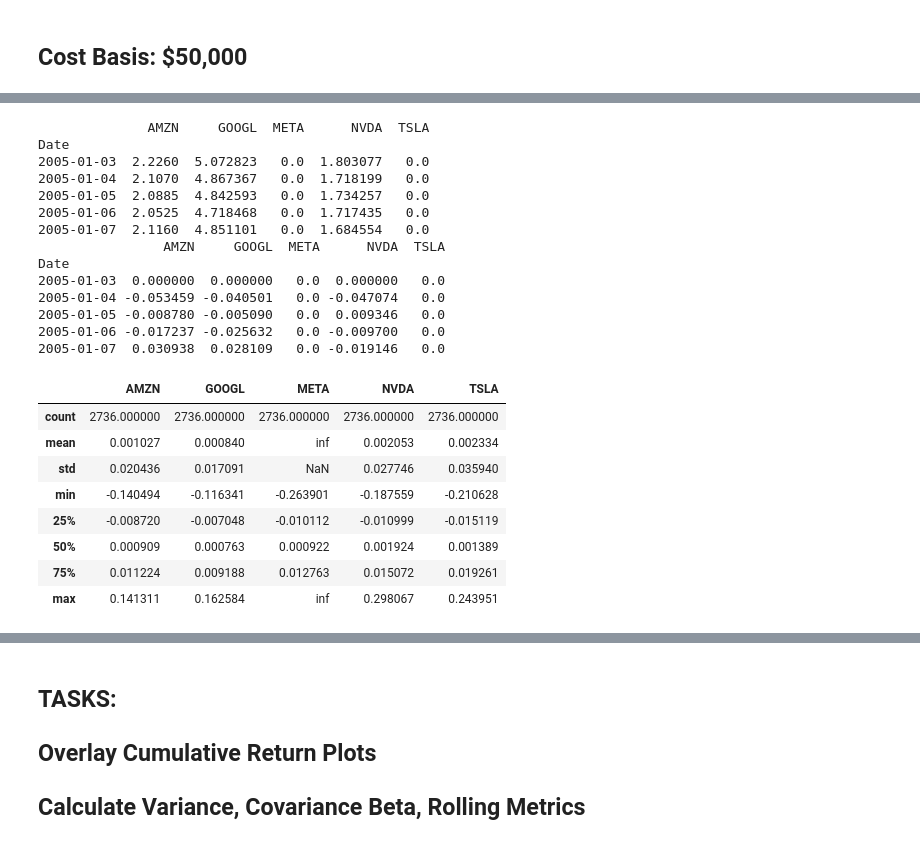
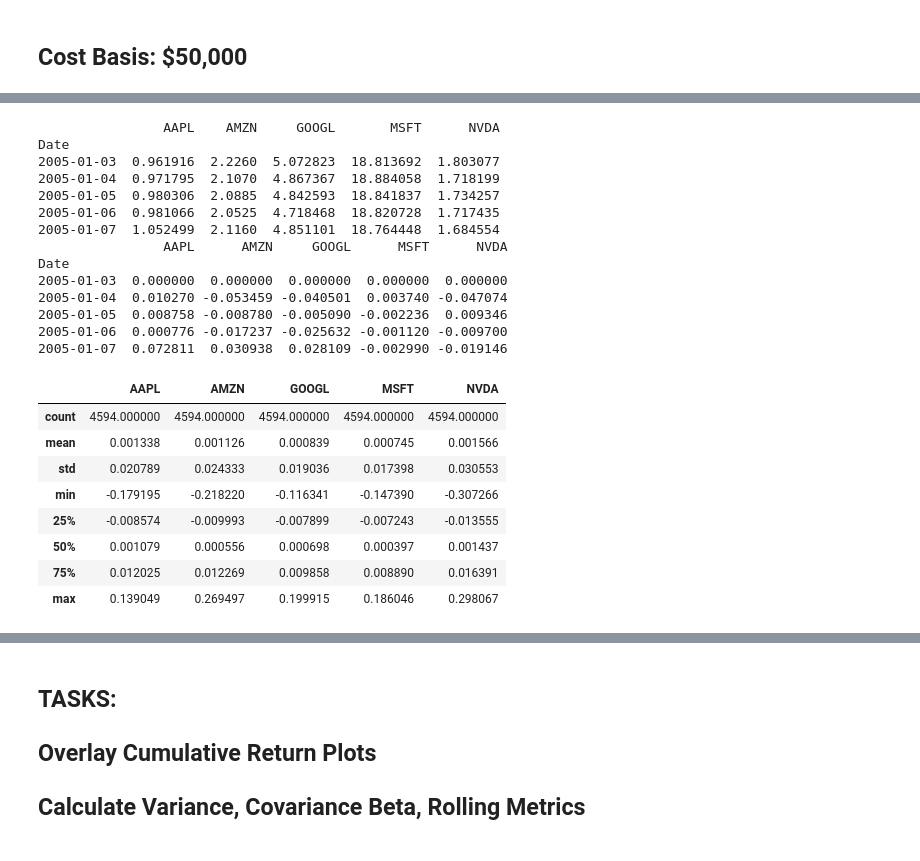
Before and after one commit to reiccv/Project_1_Portfolio_Analysis, a Jupyter notebook: Portfolio_Analysis_Tech_vs_Consumer.ipynb, the cells around one changed output, grey strips where cells are left out. Drawn from its saved outputs; the diff is of its cells as text; code cells hidden in the pictures.

```diff
--- a/Portfolio_Analysis_Tech_vs_Consumer.ipynb
+++ b/Portfolio_Analysis_Tech_vs_Consumer.ipynb
@@ -29,10 +28,8 @@ from pathlib import Path
 # %% [markdown]
 ## Cost Basis: $50,000
 # %%
-# Import csv file and read it as a pandas dataframe
-#
-all_stocks = pd.read_csv('Resources/stocks.csv', header=1)
-all_stocks= all_stocks.iloc[:, 0:11]
+all_stocks = pd.read_csv('Resources/newstocks.csv', header=1)
+all_stocks= all_stocks.iloc[:, 0:12]
 all_stocks = all_stocks.rename(columns={"Unnamed: 0":"Date"})
 all_stocks = all_stocks.drop(all_stocks.index[0])
 all_stocks = all_stocks.set_index("Date")
@@ -49,4 +46,4 @@ all_stocks.head()
 # %%
-tech_stocks = all_stocks.loc[:, ['AMZN', 'GOOGL','META','NVDA','TSLA']]
+tech_stocks = all_stocks.loc[:, ['AAPL','AMZN', 'GOOGL','MSFT','NVDA']]
 tech_stocks.head()
 # %% [output]
@@ -81,34 +94,34 @@ consumer_stocks.plot(figsize=(20,6), title='Share Price from 2005 to 2023', lege
 # %%
 print(tech_stocks.head())
 daily_returns_tech_stocks = tech_stocks.pct_change()
 daily_returns_tech_stocks = daily_returns_tech_stocks.fillna(0)
 print(daily_returns_tech_stocks.head())
-daily_returns_11_year_tech = daily_returns_tech_stocks.loc["2012-05-18":"2023-04-03"]
-daily_returns_11_year_tech.describe()
+daily_returns_18_year_tech = daily_returns_tech_stocks.loc["2005-01-03":"2023-04-03"]
+daily_returns_18_year_tech.describe()
 # %% [output]
-              AMZN     GOOGL  META      NVDA  TSLA
+                AAPL    AMZN     GOOGL       MSFT      NVDA
 Date
-2005-01-03  2.2260  5.072823   0.0  1.803077   0.0
-2005-01-04  2.1070  4.867367   0.0  1.718199   0.0
-2005-01-05  2.0885  4.842593   0.0  1.734257   0.0
-2005-01-06  2.0525  4.718468   0.0  1.717435   0.0
-2005-01-07  2.1160  4.851101   0.0  1.684554   0.0
-                AMZN     GOOGL  META      NVDA  TSLA
+2005-01-03  0.961916  2.2260  5.072823  18.813692  1.803077
+2005-01-04  0.971795  2.1070  4.867367  18.884058  1.718199
+2005-01-05  0.980306  2.0885  4.842593  18.841837  1.734257
+2005-01-06  0.981066  2.0525  4.718468  18.820728  1.717435
+2005-01-07  1.052499  2.1160  4.851101  18.764448  1.684554
+                AAPL      AMZN     GOOGL      MSFT      NVDA
 Date
-2005-01-03  0.000000  0.000000   0.0  0.000000   0.0
-2005-01-04 -0.053459 -0.040501   0.0 -0.047074   0.0
-2005-01-05 -0.008780 -0.005090   0.0  0.009346   0.0
-2005-01-06 -0.017237 -0.025632   0.0 -0.009700   0.0
-2005-01-07  0.030938  0.028109   0.0 -0.019146   0.0
+2005-01-03  0.000000  0.000000  0.000000  0.000000  0.000000
+2005-01-04  0.010270 -0.053459 -0.040501  0.003740 -0.047074
+2005-01-05  0.008758 -0.008780 -0.005090 -0.002236  0.009346
+2005-01-06  0.000776 -0.017237 -0.025632 -0.001120 -0.009700
+2005-01-07  0.072811  0.030938  0.028109 -0.002990 -0.019146
-|  | AMZN | GOOGL | META | NVDA | TSLA |
-| count | 2736.000000 | 2736.000000 | 2736.000000 | 2736.000000 | 2736.000000 |
-| mean | 0.001027 | 0.000840 | inf | 0.002053 | 0.002334 |
-| std | 0.020436 | 0.017091 | NaN | 0.027746 | 0.035940 |
-| min | -0.140494 | -0.116341 | -0.263901 | -0.187559 | -0.210628 |
-| 25% | -0.008720 | -0.007048 | -0.010112 | -0.010999 | -0.015119 |
-| 50% | 0.000909 | 0.000763 | 0.000922 | 0.001924 | 0.001389 |
-| 75% | 0.011224 | 0.009188 | 0.012763 | 0.015072 | 0.019261 |
-| max | 0.141311 | 0.162584 | inf | 0.298067 | 0.243951 |
+|  | AAPL | AMZN | GOOGL | MSFT | NVDA |
+| count | 4594.000000 | 4594.000000 | 4594.000000 | 4594.000000 | 4594.000000 |
+| mean | 0.001338 | 0.001126 | 0.000839 | 0.000745 | 0.001566 |
+| std | 0.020789 | 0.024333 | 0.019036 | 0.017398 | 0.030553 |
+| min | -0.179195 | -0.218220 | -0.116341 | -0.147390 | -0.307266 |
+| 25% | -0.008574 | -0.009993 | -0.007899 | -0.007243 | -0.013555 |
+| 50% | 0.001079 | 0.000556 | 0.000698 | 0.000397 | 0.001437 |
+| 75% | 0.012025 | 0.012269 | 0.009858 | 0.008890 | 0.016391 |
+| max | 0.139049 | 0.269497 | 0.199915 | 0.186046 | 0.298067 |
 # %%
 print(consumer_stocks.head())
 daily_returns_consumer_stocks = consumer_stocks.pct_change()
```
Also changed, not shown: parts of 13 cells of this notebook.
